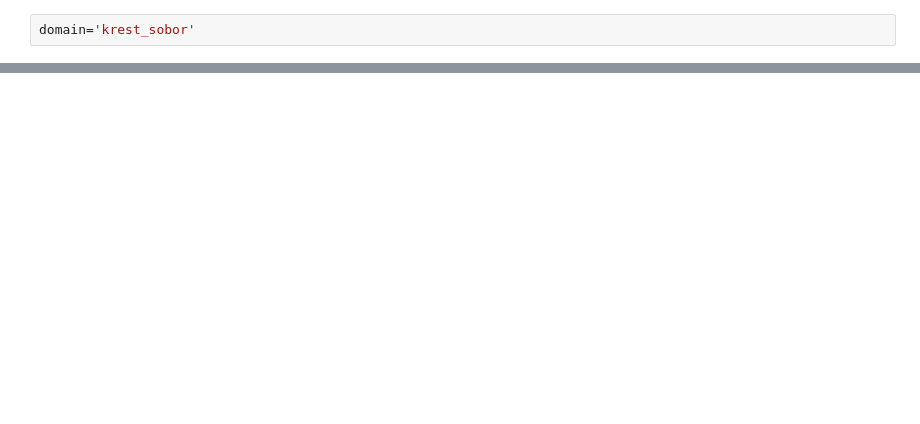
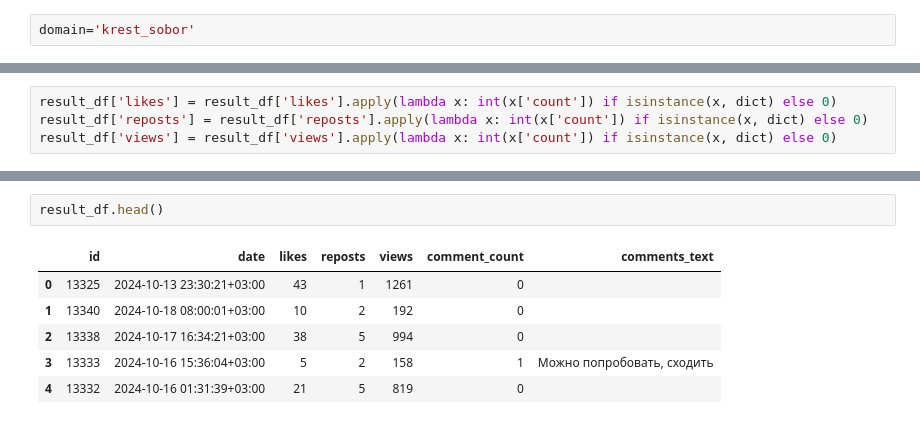
Before and after one commit to componavt/sns4human, a Jupyter notebook: src/vk/vk_group_all_post_with_comments.ipynb, the cells around one changed output, grey strips where cells are left out. Saved outputs shown, nothing was run; the diff lists cells and outputs as text; blank space fills up the shorter version.

```diff
--- a/src/vk/vk_group_all_post_with_comments.ipynb
+++ b/src/vk/vk_group_all_post_with_comments.ipynb
@@ -64,0 +133,4 @@ KeyboardInterrupt:
+# %%
+result_df['likes'] = result_df['likes'].apply(lambda x: int(x['count']) if isinstance(x, dict) else 0)
+result_df['reposts'] = result_df['reposts'].apply(lambda x: int(x['count']) if isinstance(x, dict) else 0)
+result_df['views'] = result_df['views'].apply(lambda x: int(x['count']) if isinstance(x, dict) else 0)
@@ -64,0 +153,9 @@ KeyboardInterrupt:
+# %%
+result_df.head()
+# %% [output]
+|  | id | date | likes | reposts | views | comment_count | comments_text |
+| 0 | 13325 | 2024-10-13 23:30:21+03:00 | 43 | 1 | 1261 | 0 |  |
+| 1 | 13340 | 2024-10-18 08:00:01+03:00 | 10 | 2 | 192 | 0 |  |
+| 2 | 13338 | 2024-10-17 16:34:21+03:00 | 38 | 5 | 994 | 0 |  |
+| 3 | 13333 | 2024-10-16 15:36:04+03:00 | 5 | 2 | 158 | 1 | Можно попробовать, сходить |
+| 4 | 13332 | 2024-10-16 01:31:39+03:00 | 21 | 5 | 819 | 0 |  |
```
Also changed, not shown: parts of 17 cells of this notebook.
